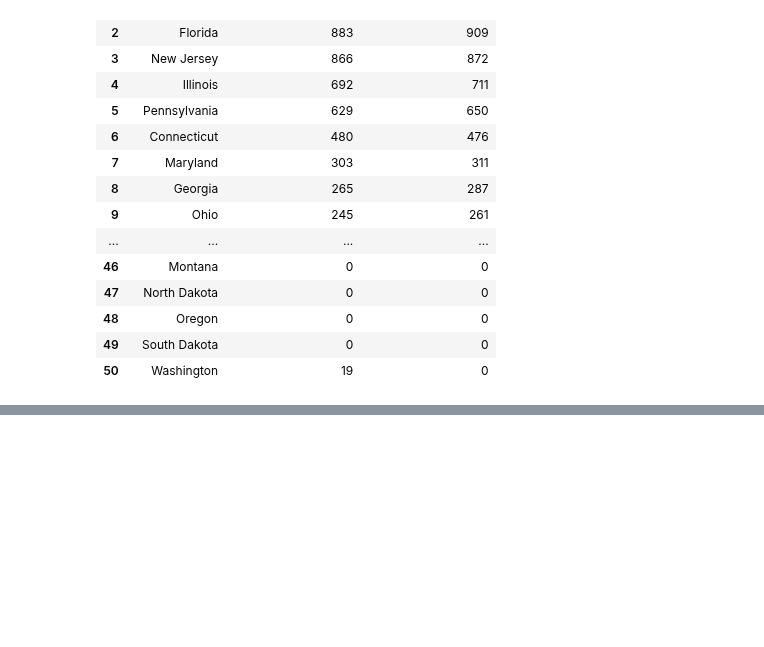
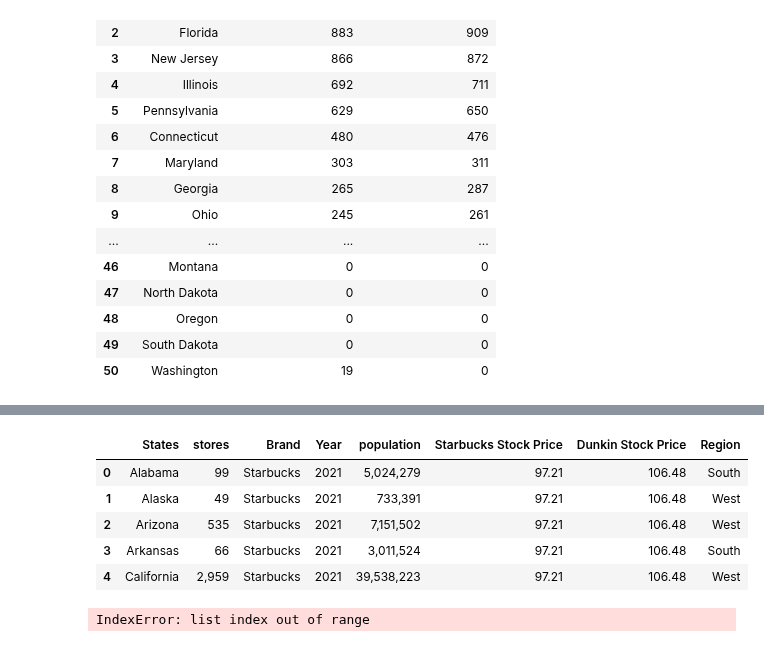
Before and after one commit to EthanSchultz49/GSB-544, a Jupyter notebook: Week_5/Lab 4.ipynb, the cells around one changed output, grey strips where cells are left out. Drawn from its saved outputs; the diff is of its cells as text; code cells hidden in the pictures; blank space fills up the shorter version.

```diff
--- a/Week_5/Lab 4.ipynb
+++ b/Week_5/Lab 4.ipynb
@@ -194,0 +207,69 @@ withpop["Dunkin Stock Price"] = 106.48
+# %%
+#6
+state_to_region = {
+    "Connecticut": "Northeast", "Maine": "Northeast", "Massachusetts": "Northeast", "New Hampshire": "Northeast",
+    "New Jersey": "Northeast", "New York": "Northeast", "Pennsylvania": "Northeast", "Rhode Island": "Northeast",
+    "Vermont": "Northeast",
+    "Illinois": "Midwest", "Indiana": "Midwest", "Iowa": "Midwest", "Kansas": "Midwest", "Michigan": "Midwest",
+    "Minnesota": "Midwest", "Missouri": "Midwest", "Nebraska": "Midwest", "North Dakota": "Midwest",
+    "Ohio": "Midwest", "South Dakota": "Midwest", "Wisconsin": "Midwest",
+    "Alabama": "South", "Arkansas": "South", "Delaware": "South", "Florida": "South", "Georgia": "South",
+    "Kentucky": "South", "Louisiana": "South", "Maryland": "South", "Mississippi": "South",
+    "North Carolina": "South", "Oklahoma": "South", "South Carolina": "South", "Tennessee": "South",
+    "Texas": "South", "Virginia": "South", "West Virginia": "South",
+    "Alaska": "West", "Arizona": "West", "California": "West", "Colorado": "West", "Hawaii": "West",
+    "Idaho": "West", "Montana": "West", "Nevada": "West", "New Mexico": "West", "Oregon": "West",
+    "Utah": "West", "Washington": "West", "Wyoming": "West"
+}
+withpop['Region'] = withpop['States'].map(state_to_region)
+withpop.head()
+# %% [output]
+|  | States | stores | Brand | Year | population | Starbucks Stock Price | Dunkin Stock Price | Region |
+| 0 | Alabama | 99 | Starbucks | 2021 | 5,024,279 | 97.21 | 106.48 | South |
+| 1 | Alaska | 49 | Starbucks | 2021 | 733,391 | 97.21 | 106.48 | West |
+| 2 | Arizona | 535 | Starbucks | 2021 | 7,151,502 | 97.21 | 106.48 | West |
+| 3 | Arkansas | 66 | Starbucks | 2021 | 3,011,524 | 97.21 | 106.48 | South |
+| 4 | California | 2,959 | Starbucks | 2021 | 39,538,223 | 97.21 | 106.48 | West |
+# %%
+# Automate
+import re
+def scrape_store_data(url):
+    response = requests.get(url)
+    soup = BeautifulSoup(response.content, "html.parser")
+
+    table = soup.find("table")
+
+    company_name = re.search(r'state-rankings/(.+?)-stores', url)
+    company_name = company_name.group(1).replace("-", " ").title() if company_name else "Unknown"
+
+    rows = []
+
+    for coffee in table.find_all("tr")[1:]:
+        state = coffee.find_all("th")
+        cells = coffee.find_all("td")
+
+        state_tag = state[0].find("a") or state[0]
+        states = state_tag.get_text(strip=True)
+
+        year2023 = cells[0].get_text(strip=True)
+        year2021 = cells[1].get_text(strip=True)
+        year2024 = cells[2].get_text(strip=True)
+
+        rows.append({
+            "States": states,
+            f"{company_name} 2021": year2021,
+            f"{company_name} 2023": year2023,
+            f"{company_name} 2024": year2024
+        })
+
+    # Convert to DataFrame
+    df = pd.DataFrame(rows)
+
+    return df
+
+# Example usage
+url = "https://worldpopulationreview.com/state-rankings/walmart-stores-by-state"
+df = scrape_store_data(url)
+print(df)
+# %% [output]
+IndexError: list index out of range
```
Also changed, not shown: parts of 7 cells of this notebook.
